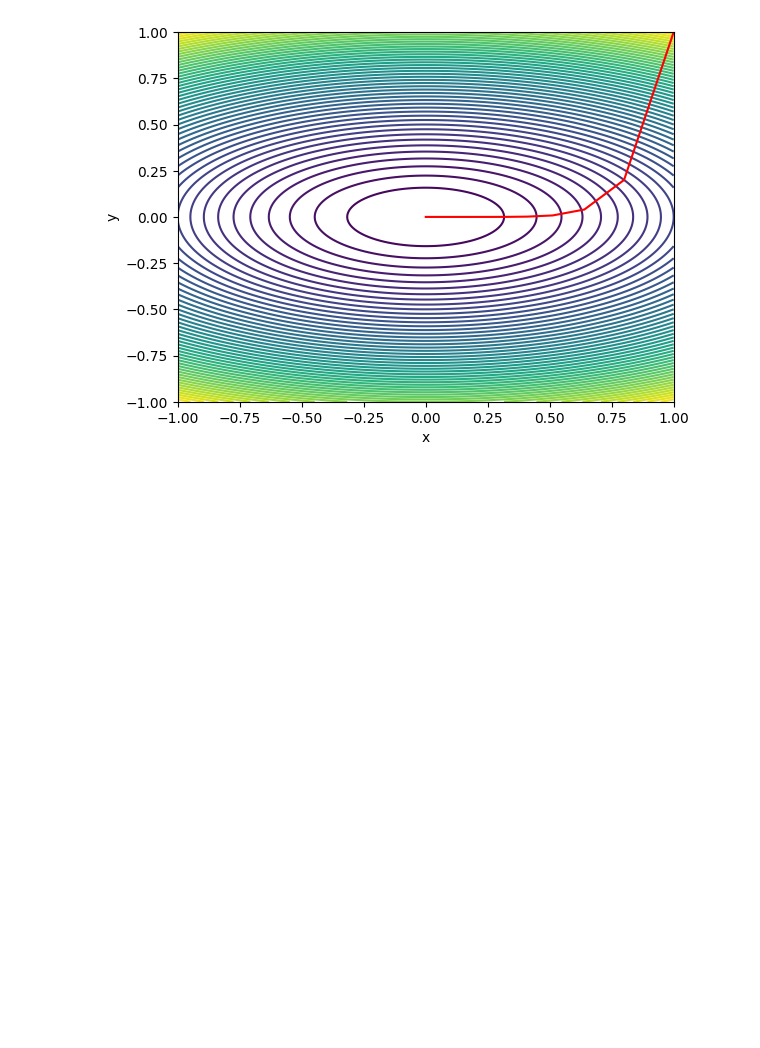
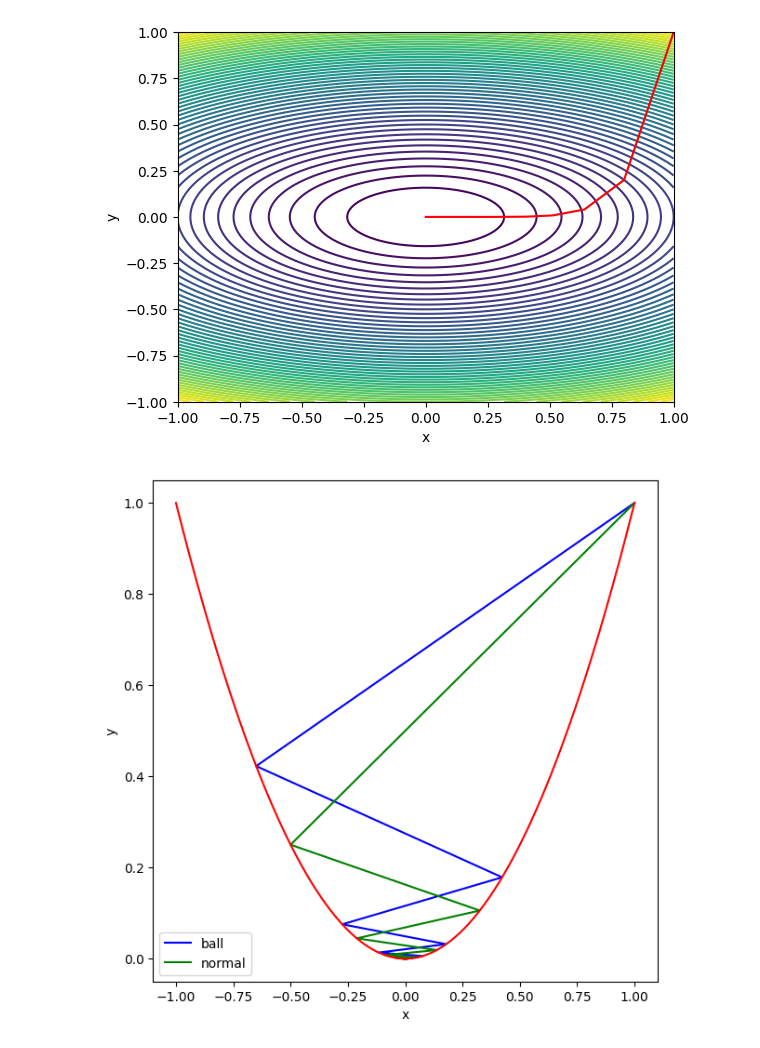
Before and after one commit to azrael05/MDS-SCRIBE, a Jupyter notebook: Lecture 32.ipynb, the cells around one changed output. Cells and saved outputs as stored; diff of their text form; code cells hidden in the pictures; blank space fills up the shorter version.

```diff
--- a/Lecture 32.ipynb
+++ b/Lecture 32.ipynb
@@ -70,3 +70,53 @@ ax.plot(points[:,0],points[:,1],color="red")
 plt.show()
 # %% [output]
 [figure]
+# %%
+import numpy as np
+import matplotlib.pyplot as plt
+
+
+x=np.linspace(start=-1,stop=1,num=1000)
+X=x
+Y=X**2
+# Z_=-np.sqrt(X*2+Y*2)
+fig = plt.figure(figsize=(7,7))
+# ax.plot_surface(X, Y, Z)
+plt.xlabel('x')
+plt.ylabel('y')
+
+
+# ax.scatter(initial_points[0],initial_points[1],initial_points[2],color="red")
+def gradient(points):
+    x=points[0]
+
+    return np.array([2*x])
+## perform gradient descent
+initial_points=np.array([1])
+ball_points=[initial_points]
+normal_point=[initial_points]
+beta=0.1
+alpha=0.75
+for i in range(100):
+    if gradient(initial_points)**2 <10e-7:
+        break
+    new_point=initial_points-alpha*gradient(initial_points)
+    normal_point.append(new_point)
+    new_point=new_point+beta*(new_point-initial_points)
+    initial_points=new_point
+    # print(initial_points)
+    ball_points.append(initial_points)
+ball_points=np.array(ball_points)
+normal_point=np.array(normal_point)
+# print(points)
+ball_Z=ball_points**2
+normal_Z=normal_point**2
+# print(new_Z)
+# print(points)
+plt.plot(ball_points, ball_Z,color="blue")
+
+plt.plot(normal_point, normal_Z,color="green")
+plt.legend(["ball","normal"])
+plt.plot(x,Y, color="red")
+plt.show()
+# %% [output]
+[figure, added]
```
Also changed, not shown: parts of 2 cells of this notebook, 5 other files.
